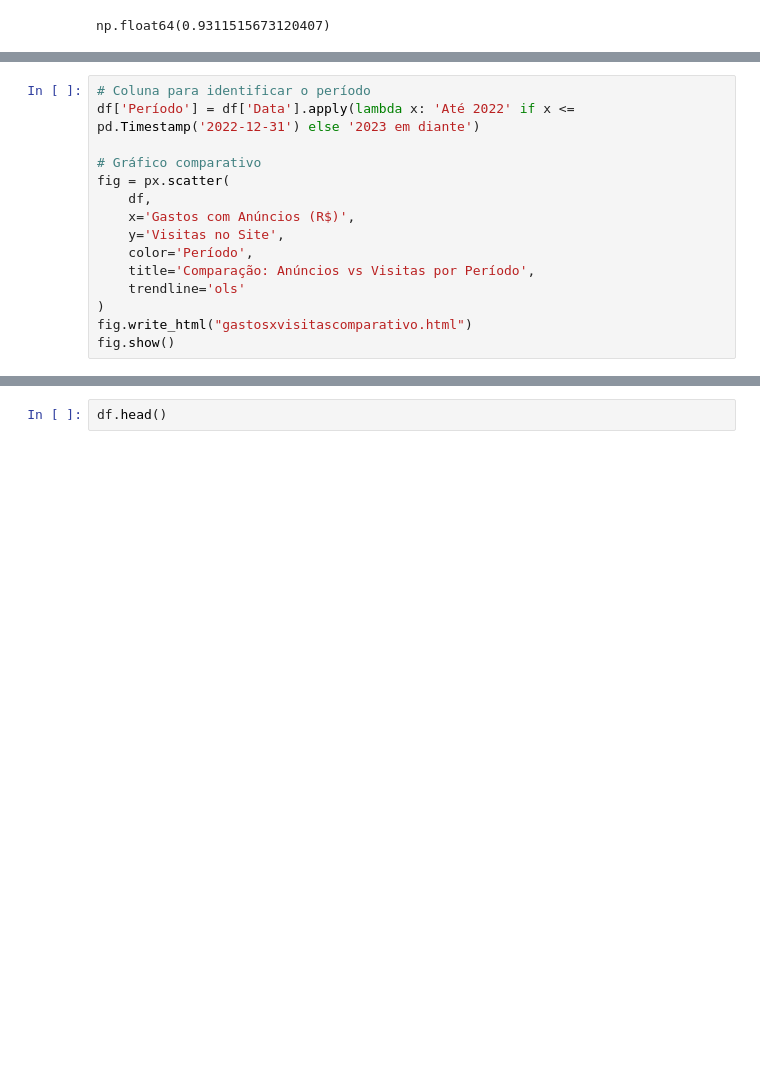
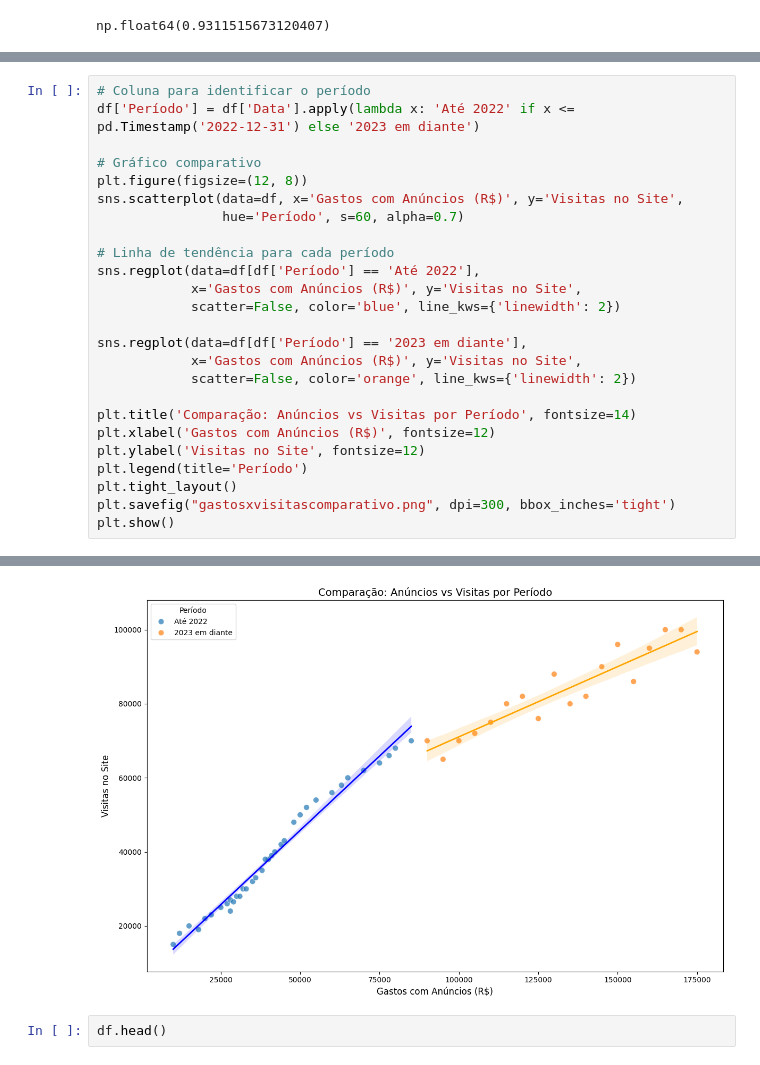
Before and after one commit to Rayssa-Nunes/analise-marketing, a Jupyter notebook: analise_de_correlacao_e_associacao_marketing.ipynb, the cells around one changed output, grey strips where cells are left out. Drawn from its saved outputs; the diff is of its cells as text; blank space fills up the shorter version.

```diff
--- a/analise_de_correlacao_e_associacao_marketing.ipynb
+++ b/analise_de_correlacao_e_associacao_marketing.ipynb
@@ -130,14 +132,24 @@ fig.show()
 df['Período'] = df['Data'].apply(lambda x: 'Até 2022' if x <= pd.Timestamp('2022-12-31') else '2023 em diante')
 
 # Gráfico comparativo
-fig = px.scatter(
-    df,
-    x='Gastos com Anúncios (R$)',
-    y='Visitas no Site',
-    color='Período',
-    title='Comparação: Anúncios vs Visitas por Período',
-    trendline='ols'
-)
-fig.write_html("gastosxvisitascomparativo.html")
-fig.show()
+plt.figure(figsize=(12, 8))
+sns.scatterplot(data=df, x='Gastos com Anúncios (R$)', y='Visitas no Site',
+                hue='Período', s=60, alpha=0.7)
+
+# Linha de tendência para cada período
+sns.regplot(data=df[df['Período'] == 'Até 2022'],
+            x='Gastos com Anúncios (R$)', y='Visitas no Site',
+            scatter=False, color='blue', line_kws={'linewidth': 2})
+
+sns.regplot(data=df[df['Período'] == '2023 em diante'],
+            x='Gastos com Anúncios (R$)', y='Visitas no Site',
+            scatter=False, color='orange', line_kws={'linewidth': 2})
+
+plt.title('Comparação: Anúncios vs Visitas por Período', fontsize=14)
+plt.xlabel('Gastos com Anúncios (R$)', fontsize=12)
+plt.ylabel('Visitas no Site', fontsize=12)
+plt.legend(title='Período')
+plt.tight_layout()
+plt.savefig("gastosxvisitascomparativo.png", dpi=300, bbox_inches='tight')
+plt.show()
 # %% [output]
@@ -145,3 +156,4 @@ fig.show()
+[figure, added]
 # %%
 df.head()
 # %% [output]
```
Also changed, not shown: parts of 6 cells of this notebook.
